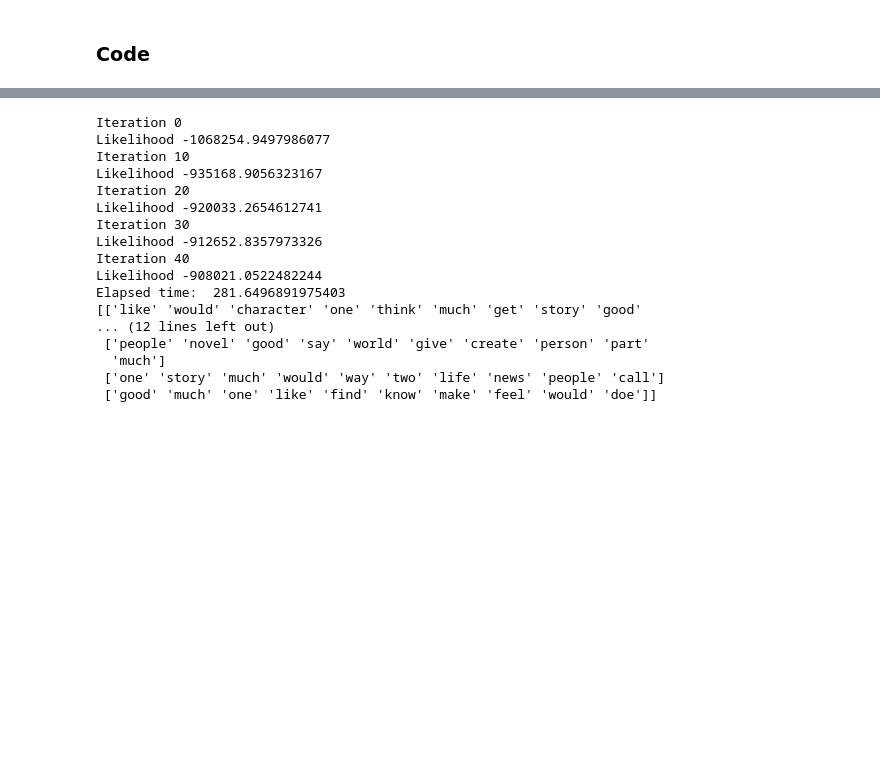
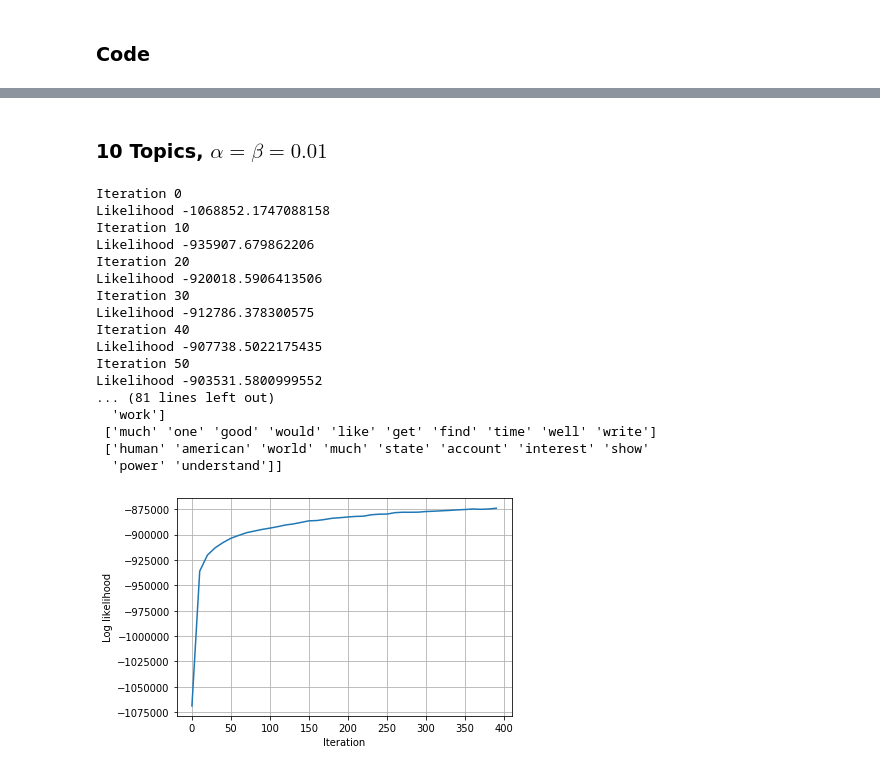
Before and after one commit to SaraNordin/NLP, a Jupyter notebook: Project2/Project2_better.ipynb, the cells around one changed output, grey strips where cells are left out. Cells and saved outputs as stored; diff of their text form; code cells hidden in the pictures; blank space fills up the shorter version.

```diff
--- a/Project2/Project2_better.ipynb
+++ b/Project2/Project2_better.ipynb
@@ -367,25 +432,27 @@ Likelihood -911789.5153736168
+# %% [markdown]
+### 10 Topics, $\alpha = \beta = 0.01$
 # %%
 K = 10
 alpha = 0.01
 beta = alpha
 
-word_topic_prob_001_10 = LDA_Gibbs_Sampler(docs_int, vocab_size, K, it, alpha, beta, freqs)
-show_words_by_topic(word_topic_prob_001_10, vocab, 10)
+word_topic_prob_001_10, log_lik_001_10 = LDA_Gibbs_Sampler(docs_int, vocab_size, K, it, alpha, beta, freqs)
 # %% [output]
 Iteration 0
-Likelihood -1068254.9497986077
+Likelihood -1068852.1747088158
 Iteration 10
-Likelihood -935168.9056323167
+Likelihood -935907.679862206
 Iteration 20
-Likelihood -920033.2654612741
+Likelihood -920018.5906413506
 Iteration 30
-Likelihood -912652.8357973326
+Likelihood -912786.378300575
 Iteration 40
-Likelihood -908021.0522482244
-Elapsed time:  281.6496891975403
-[['like' 'would' 'character' 'one' 'think' 'much' 'get' 'story' 'good'
-... (12 lines left out)
- ['people' 'novel' 'good' 'say' 'world' 'give' 'create' 'person' 'part'
-  'much']
- ['one' 'story' 'much' 'would' 'way' 'two' 'life' 'news' 'people' 'call']
- ['good' 'much' 'one' 'like' 'find' 'know' 'make' 'feel' 'would' 'doe']]
+Likelihood -907738.5022175435
+Iteration 50
+Likelihood -903531.5800999552
+... (81 lines left out)
+  'work']
+ ['much' 'one' 'good' 'would' 'like' 'get' 'find' 'time' 'well' 'write']
+ ['human' 'american' 'world' 'much' 'state' 'account' 'interest' 'show'
+  'power' 'understand']]
+[figure, added]
```
Also changed, not shown: parts of 38 cells of this notebook, 4 other files.
